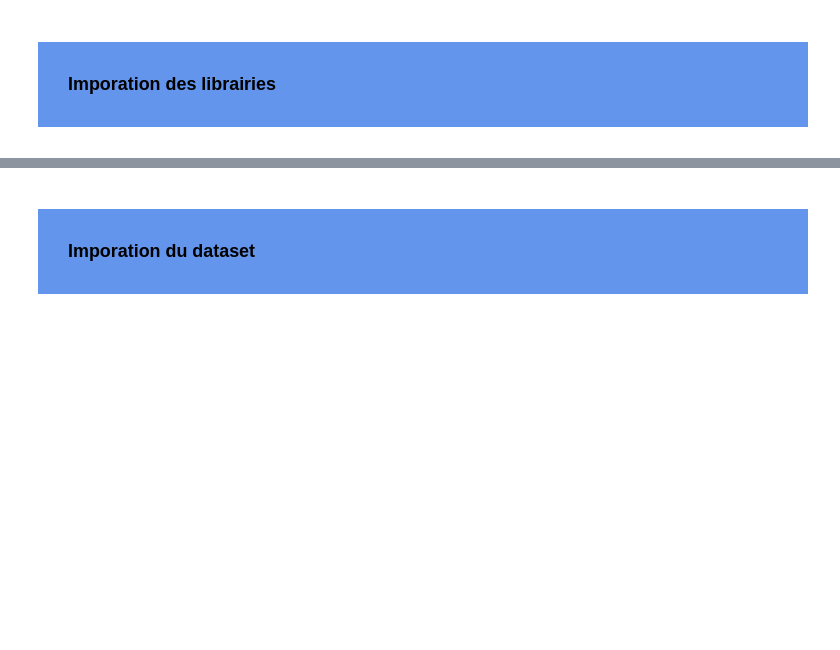
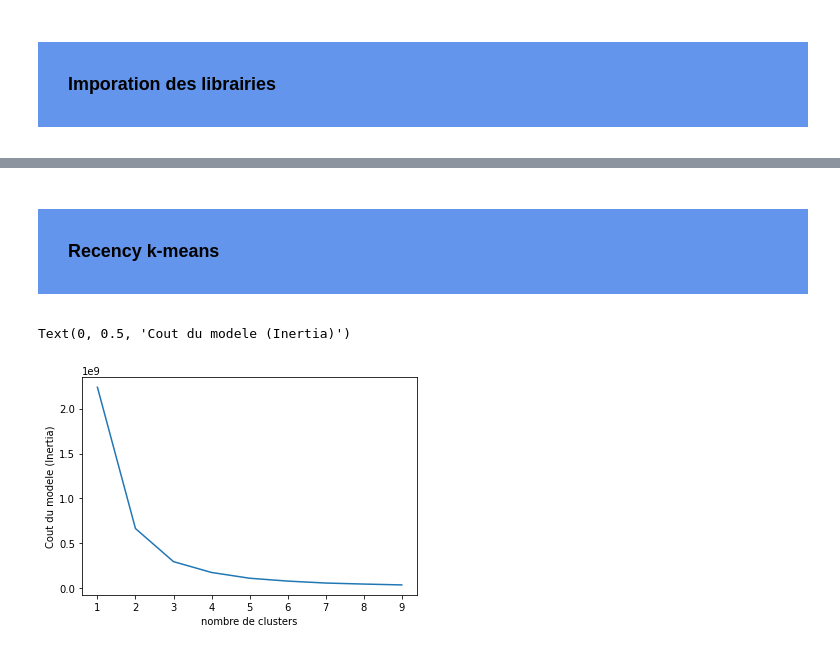
Before and after one commit to Data-dream-team-Laurence/Brief-data-dream-team, a Jupyter notebook: segmentation_client/segmentation.ipynb, the cells around one changed output, grey strips where cells are left out. Saved outputs shown, nothing was run; the diff lists cells and outputs as text; code cells hidden in the pictures; blank space fills up the shorter version.

Commit message:
Kmeans pour Recency

```diff
--- a/segmentation_client/segmentation.ipynb
+++ b/segmentation_client/segmentation.ipynb
@@ -396,9 +398,17 @@ import matplotlib.pyplot as plt
 # %% [markdown]
 <div style="display: flex; background-color: RGB(100,149,237);" >
-<h3 style="margin: auto; padding: 30px; ">Imporation du dataset</h3>
+<h3 style="margin: auto; padding: 30px; ">Recency k-means</h3>
 </div>
 # %%
-data, labels = load_iris(return_X_y=True)
-(n_samples, n_features), n_iris = data.shape, np.unique(labels).size
-
-print(f"# iris: {n_iris}; # samples: {n_samples}; # features {n_features}")
+X = df_max_purchase[["Recency"]]
+inertia = []
+K_range = range(1, 10)
+for k in K_range:
+    model = KMeans(n_clusters=k, max_iter=1000).fit(X)
+    inertia.append(model.inertia_)
+plt.plot(K_range, inertia)
+plt.xlabel("nombre de clusters")
+plt.ylabel("Cout du modele (Inertia)")
+# %% [output]
+Text(0, 0.5, 'Cout du modele (Inertia)')
+[figure, added]
```
Also changed, not shown: parts of 8 cells of this notebook.
